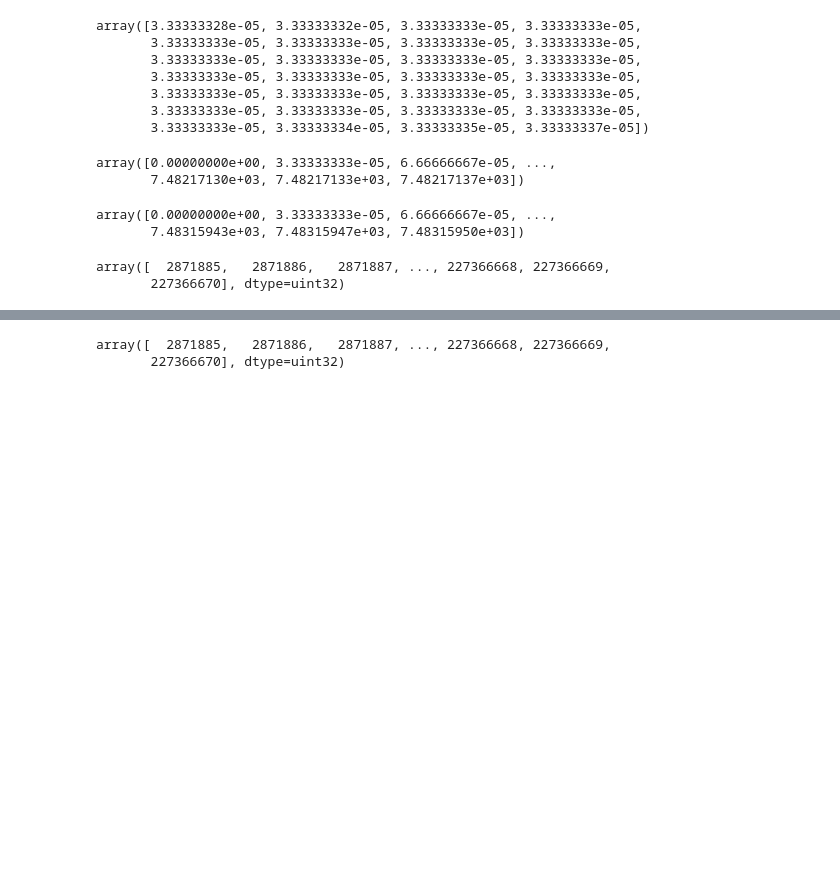
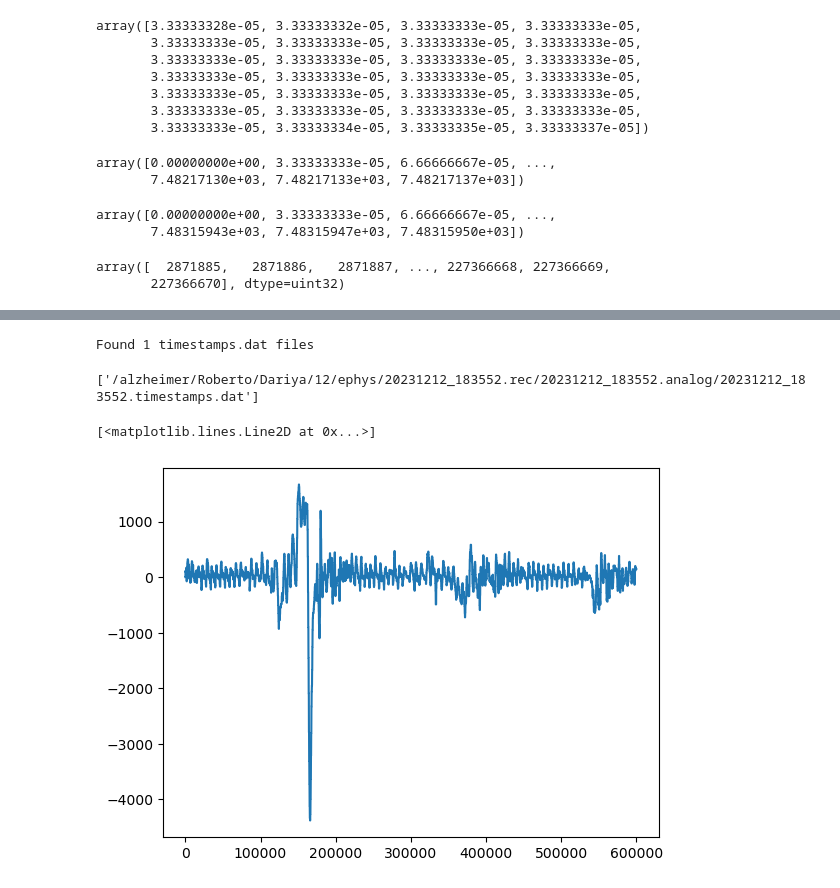
Before and after one commit to RobertoDF/spikesorting, a Jupyter notebook: spikesorting_single_session.ipynb, the cells around one changed output, grey strips where cells are left out. Cells and saved outputs as stored; diff of their text form; code cells hidden in the pictures; blank space fills up the shorter version.

```diff
--- a/spikesorting_single_session.ipynb
+++ b/spikesorting_single_session.ipynb
@@ -408,0 +426,3 @@ trodes_timestamps = get_Trodes_timestamps(Path("/alzheimer/Roberto/Dariya/12/eph
+# %%
+%%time
+t=readTrodesExtractedDataFile(Path("/alzheimer/Roberto/Dariya/12/ephys/20231212_183552.rec/20231212_183552.analog/20231212_183552.analog_Headstage_GyroX.dat"))
@@ -408,0 +432,6 @@ trodes_timestamps = get_Trodes_timestamps(Path("/alzheimer/Roberto/Dariya/12/eph
+# %%
+path_timestamps = find_file("/alzheimer/Roberto/Dariya/12/ephys/20231212_183552.rec/", "timestamps.dat")
+path_timestamps
+# %% [output]
+Found 1 timestamps.dat files
+['/alzheimer/Roberto/Dariya/12/ephys/20231212_183552.rec/20231212_183552.analog/20231212_183552.timestamps.dat']
@@ -409,5 +440,5 @@ trodes_timestamps = get_Trodes_timestamps(Path("/alzheimer/Roberto/Dariya/12/eph
 # %%
-trodes_timestamps
+plt.plot(t["data"]["voltage"][:30000*20])
 # %% [output]
-array([  2871885,   2871886,   2871887, ..., 227366668, 227366669,
-       227366670], dtype=uint32)
+[<matplotlib.lines.Line2D at 0x...>]
+[figure, added]
```
Also changed, not shown: parts of 12 cells of this notebook.
